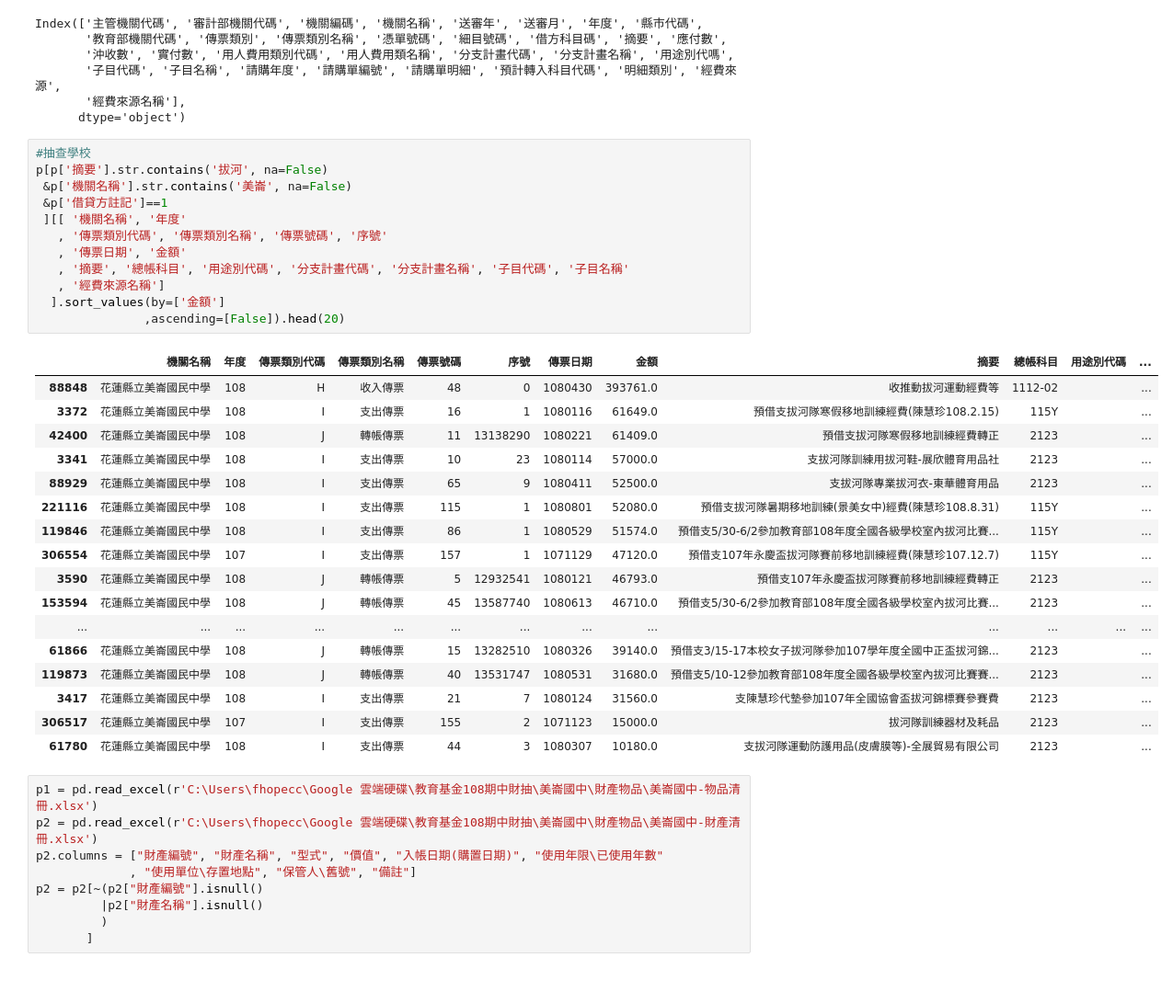
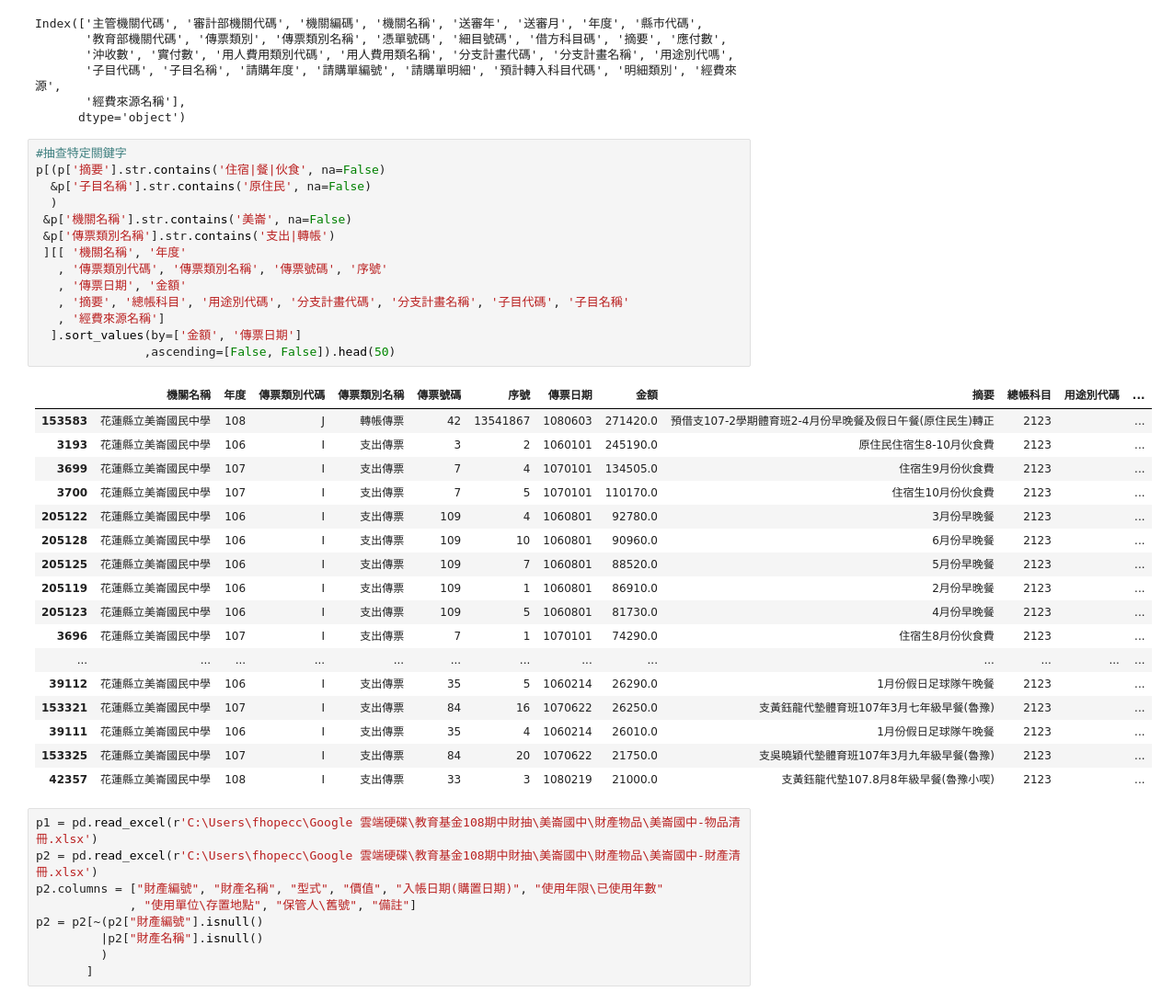
Before and after one commit to fhopecc/stxt, a Jupyter notebook: jupyter/ais_damage_no_in_treasuary.ipynb, the cells around one changed output. Shown: that part at 92% size. Cells and saved outputs as stored; diff of their text form.

```diff
--- a/jupyter/ais_damage_no_in_treasuary.ipynb
+++ b/jupyter/ais_damage_no_in_treasuary.ipynb
@@ -35,35 +35,37 @@ Index(['主管機關代碼', '審計部機關代碼', '機關編碼', '機關名
        '經費來源名稱'],
       dtype='object')
 # %%
-#抽查學校
-p[p['摘要'].str.contains('拔河', na=False)
+#抽查特定關鍵字
+p[(p['摘要'].str.contains('住宿|餐|伙食', na=False)
+  &p['子目名稱'].str.contains('原住民', na=False)
+  )
  &p['機關名稱'].str.contains('美崙', na=False)
- &p['借貸方註記']==1
+ &p['傳票類別名稱'].str.contains('支出|轉帳')
  ][[ '機關名稱', '年度'
    , '傳票類別代碼', '傳票類別名稱', '傳票號碼', '序號'
    , '傳票日期', '金額'
    , '摘要', '總帳科目', '用途別代碼', '分支計畫代碼', '分支計畫名稱', '子目代碼', '子目名稱'
    , '經費來源名稱']
-  ].sort_values(by=['金額']
-               ,ascending=[False]).head(20)
+  ].sort_values(by=['金額', '傳票日期']
+               ,ascending=[False, False]).head(50)
 # %% [output]
 |  | 機關名稱 | 年度 | 傳票類別代碼 | 傳票類別名稱 | 傳票號碼 | 序號 | 傳票日期 | 金額 | 摘要 | 總帳科目 | 用途別代碼 | ... |
-| 88848 | 花蓮縣立美崙國民中學 | 108 | H | 收入傳票 | 48 | 0 | 1080430 | 393761.0 | 收推動拔河運動經費等 | 1112-02 |  | ... |
-| 3372 | 花蓮縣立美崙國民中學 | 108 | I | 支出傳票 | 16 | 1 | 1080116 | 61649.0 | 預借支拔河隊寒假移地訓練經費(陳慧珍108.2.15) | 115Y |  | ... |
-| 42400 | 花蓮縣立美崙國民中學 | 108 | J | 轉帳傳票 | 11 | 13138290 | 1080221 | 61409.0 | 預借支拔河隊寒假移地訓練經費轉正 | 2123 |  | ... |
-| 3341 | 花蓮縣立美崙國民中學 | 108 | I | 支出傳票 | 10 | 23 | 1080114 | 57000.0 | 支拔河隊訓練用拔河鞋-展欣體育用品社 | 2123 |  | ... |
-| 88929 | 花蓮縣立美崙國民中學 | 108 | I | 支出傳票 | 65 | 9 | 1080411 | 52500.0 | 支拔河隊專業拔河衣-東華體育用品 | 2123 |  | ... |
-| 221116 | 花蓮縣立美崙國民中學 | 108 | I | 支出傳票 | 115 | 1 | 1080801 | 52080.0 | 預借支拔河隊暑期移地訓練(景美女中)經費(陳慧珍108.8.31) | 115Y |  | ... |
-| 119846 | 花蓮縣立美崙國民中學 | 108 | I | 支出傳票 | 86 | 1 | 1080529 | 51574.0 | 預借支5/30-6/2參加教育部108年度全國各級學校室內拔河比賽... | 115Y |  | ... |
-| 306554 | 花蓮縣立美崙國民中學 | 107 | I | 支出傳票 | 157 | 1 | 1071129 | 47120.0 | 預借支107年永慶盃拔河隊賽前移地訓練經費(陳慧珍107.12.7) | 115Y |  | ... |
-| 3590 | 花蓮縣立美崙國民中學 | 108 | J | 轉帳傳票 | 5 | 12932541 | 1080121 | 46793.0 | 預借支107年永慶盃拔河隊賽前移地訓練經費轉正 | 2123 |  | ... |
-| 153594 | 花蓮縣立美崙國民中學 | 108 | J | 轉帳傳票 | 45 | 13587740 | 1080613 | 46710.0 | 預借支5/30-6/2參加教育部108年度全國各級學校室內拔河比賽... | 2123 |  | ... |
+| 153583 | 花蓮縣立美崙國民中學 | 108 | J | 轉帳傳票 | 42 | 13541867 | 1080603 | 271420.0 | 預借支107-2學期體育班2-4月份早晚餐及假日午餐(原住民生)轉正 | 2123 |  | ... |
+| 3193 | 花蓮縣立美崙國民中學 | 106 | I | 支出傳票 | 3 | 2 | 1060101 | 245190.0 | 原住民住宿生8-10月伙食費 | 2123 |  | ... |
+| 3699 | 花蓮縣立美崙國民中學 | 107 | I | 支出傳票 | 7 | 4 | 1070101 | 134505.0 | 住宿生9月份伙食費 | 2123 |  | ... |
+| 3700 | 花蓮縣立美崙國民中學 | 107 | I | 支出傳票 | 7 | 5 | 1070101 | 110170.0 | 住宿生10月份伙食費 | 2123 |  | ... |
+| 205122 | 花蓮縣立美崙國民中學 | 106 | I | 支出傳票 | 109 | 4 | 1060801 | 92780.0 | 3月份早晚餐 | 2123 |  | ... |
+| 205128 | 花蓮縣立美崙國民中學 | 106 | I | 支出傳票 | 109 | 10 | 1060801 | 90960.0 | 6月份早晚餐 | 2123 |  | ... |
+| 205125 | 花蓮縣立美崙國民中學 | 106 | I | 支出傳票 | 109 | 7 | 1060801 | 88520.0 | 5月份早晚餐 | 2123 |  | ... |
+| 205119 | 花蓮縣立美崙國民中學 | 106 | I | 支出傳票 | 109 | 1 | 1060801 | 86910.0 | 2月份早晚餐 | 2123 |  | ... |
+| 205123 | 花蓮縣立美崙國民中學 | 106 | I | 支出傳票 | 109 | 5 | 1060801 | 81730.0 | 4月份早晚餐 | 2123 |  | ... |
+| 3696 | 花蓮縣立美崙國民中學 | 107 | I | 支出傳票 | 7 | 1 | 1070101 | 74290.0 | 住宿生8月份伙食費 | 2123 |  | ... |
 | ... | ... | ... | ... | ... | ... | ... | ... | ... | ... | ... | ... | ... |
-| 61866 | 花蓮縣立美崙國民中學 | 108 | J | 轉帳傳票 | 15 | 13282510 | 1080326 | 39140.0 | 預借支3/15-17本校女子拔河隊參加107學年度全國中正盃拔河錦... | 2123 |  | ... |
-| 119873 | 花蓮縣立美崙國民中學 | 108 | J | 轉帳傳票 | 40 | 13531747 | 1080531 | 31680.0 | 預借支5/10-12參加教育部108年度全國各級學校室內拔河比賽賽... | 2123 |  | ... |
-| 3417 | 花蓮縣立美崙國民中學 | 108 | I | 支出傳票 | 21 | 7 | 1080124 | 31560.0 | 支陳慧珍代墊參加107年全國協會盃拔河錦標賽參賽費 | 2123 |  | ... |
-| 306517 | 花蓮縣立美崙國民中學 | 107 | I | 支出傳票 | 155 | 2 | 1071123 | 15000.0 | 拔河隊訓練器材及耗品 | 2123 |  | ... |
-| 61780 | 花蓮縣立美崙國民中學 | 108 | I | 支出傳票 | 44 | 3 | 1080307 | 10180.0 | 支拔河隊運動防護用品(皮膚膜等)-全展貿易有限公司 | 2123 |  | ... |
+| 39112 | 花蓮縣立美崙國民中學 | 106 | I | 支出傳票 | 35 | 5 | 1060214 | 26290.0 | 1月份假日足球隊午晚餐 | 2123 |  | ... |
+| 153321 | 花蓮縣立美崙國民中學 | 107 | I | 支出傳票 | 84 | 16 | 1070622 | 26250.0 | 支黃鈺龍代墊體育班107年3月七年級早餐(魯豫) | 2123 |  | ... |
+| 39111 | 花蓮縣立美崙國民中學 | 106 | I | 支出傳票 | 35 | 4 | 1060214 | 26010.0 | 1月份假日足球隊午晚餐 | 2123 |  | ... |
+| 153325 | 花蓮縣立美崙國民中學 | 107 | I | 支出傳票 | 84 | 20 | 1070622 | 21750.0 | 支吳曉穎代墊體育班107年3月九年級早餐(魯豫) | 2123 |  | ... |
+| 42357 | 花蓮縣立美崙國民中學 | 108 | I | 支出傳票 | 33 | 3 | 1080219 | 21000.0 | 支黃鈺龍代墊107.8月8年級早餐(魯豫小喫) | 2123 |  | ... |
 # %%
 p1 = pd.read_excel(r'C:\Users\fhopecc\Google 雲端硬碟\教育基金108期中財抽\美崙國中\財產物品\美崙國中-物品清冊.xlsx')
 p2 = pd.read_excel(r'C:\Users\fhopecc\Google 雲端硬碟\教育基金108期中財抽\美崙國中\財產物品\美崙國中-財產清冊.xlsx')
```
